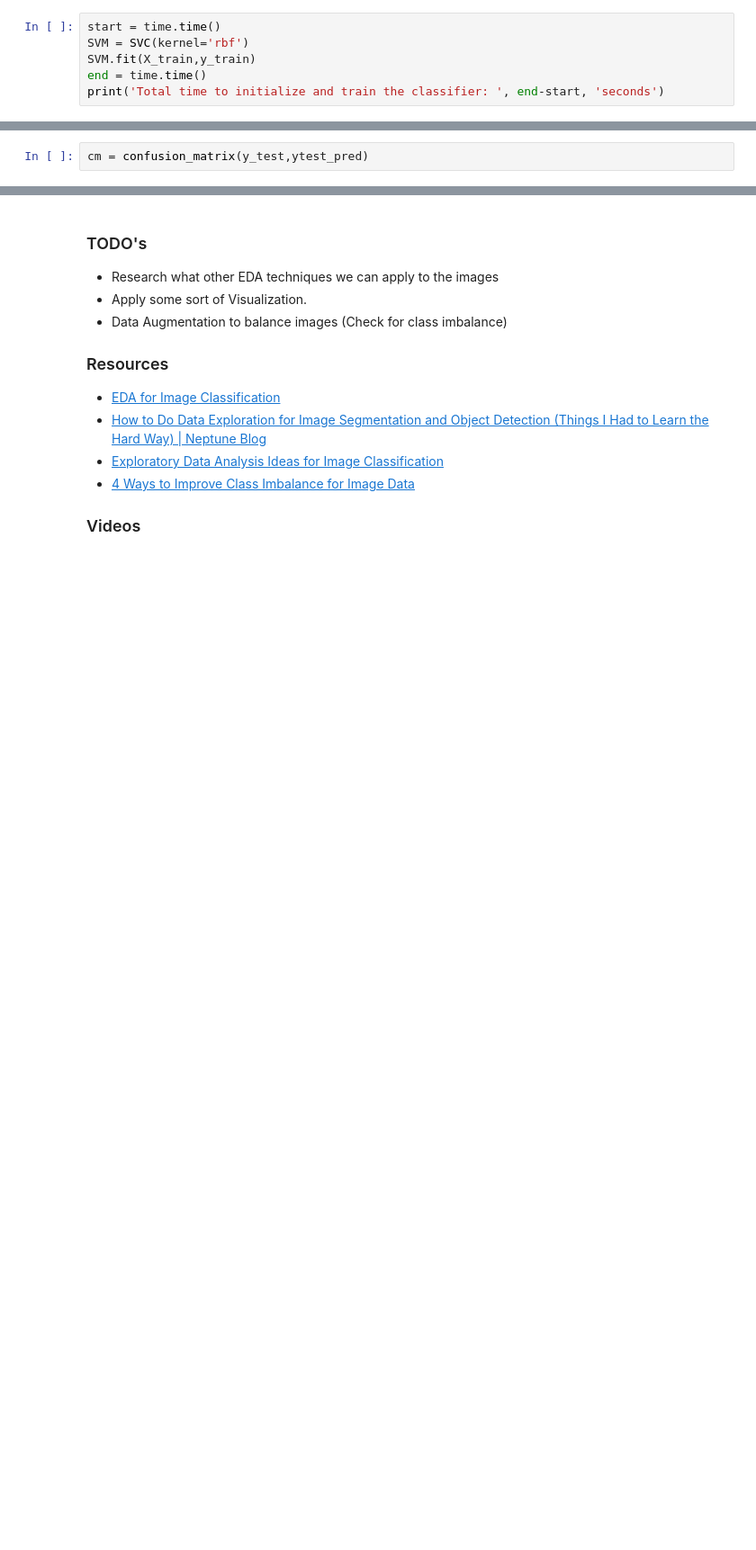
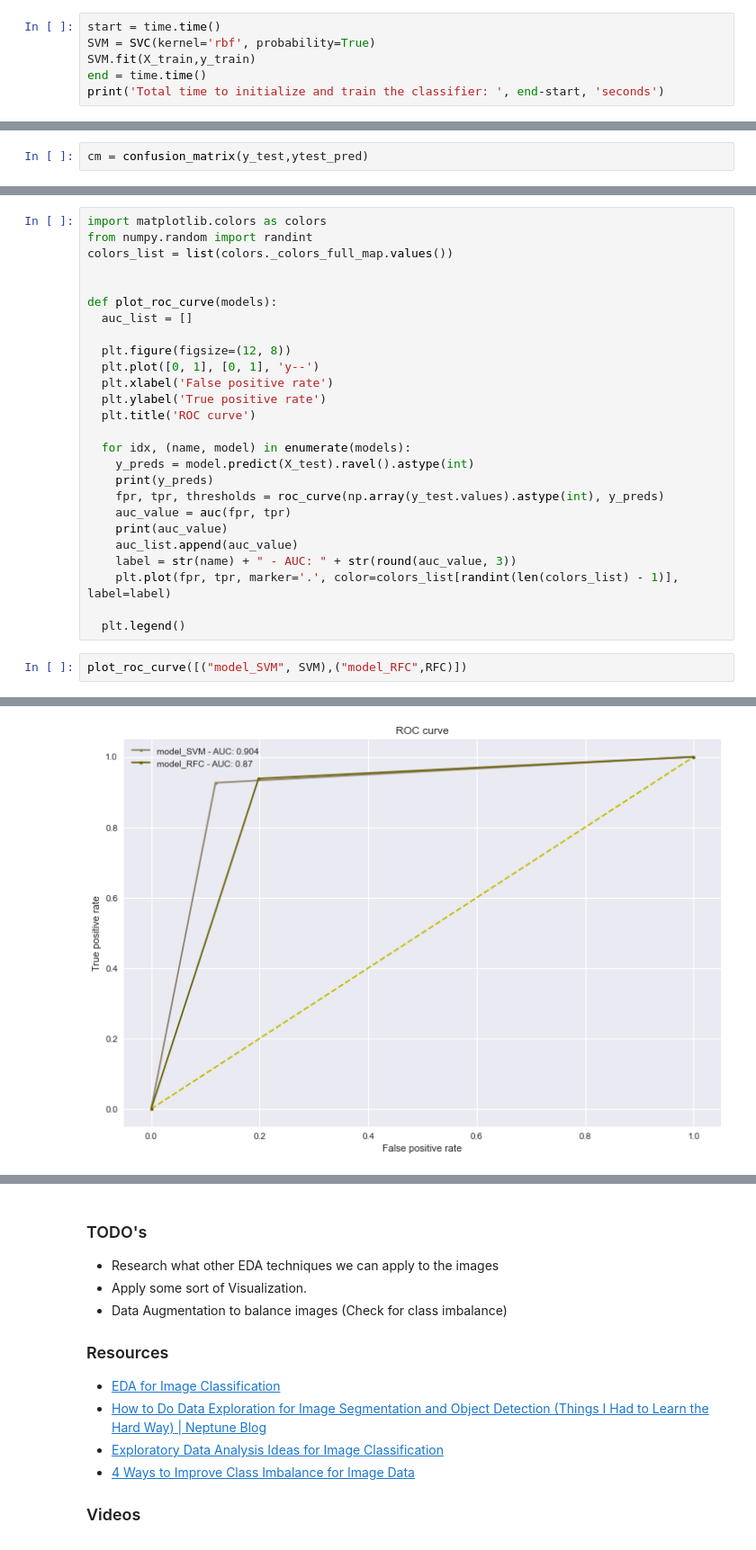
Before and after one commit to FgSurewin/Brain_Tumor_Project, a Jupyter notebook: notebooks/Juans_notebook.ipynb, the cells around one changed output, grey strips where cells are left out. Shown at 90% size. Cells and saved outputs as stored; diff of their text form; blank space fills up the shorter version.

```diff
--- a/notebooks/Juans_notebook.ipynb
+++ b/notebooks/Juans_notebook.ipynb
@@ -256,7 +265,7 @@ cm_display = ConfusionMatrixDisplay(cm).plot()
 #### Initialize and train
 # %%
 start = time.time()
-SVM = SVC(kernel='rbf')
+SVM = SVC(kernel='rbf', probability=True)
 SVM.fit(X_train,y_train)
 end = time.time()
 print('Total time to initialize and train the classifier: ', end-start, 'seconds')
@@ -302,0 +308,29 @@ cm_display = ConfusionMatrixDisplay(cm).plot()
+# %%
+import matplotlib.colors as colors
+from numpy.random import randint
+colors_list = list(colors._colors_full_map.values())
+
+
+def plot_roc_curve(models):
+  auc_list = []
+
+  plt.figure(figsize=(12, 8))
+  plt.plot([0, 1], [0, 1], 'y--')
+  plt.xlabel('False positive rate')
+  plt.ylabel('True positive rate')
+  plt.title('ROC curve')
+
+  for idx, (name, model) in enumerate(models):
+    y_preds = model.predict(X_test).ravel().astype(int)
+    print(y_preds)
+    fpr, tpr, thresholds = roc_curve(np.array(y_test.values).astype(int), y_preds)
+    auc_value = auc(fpr, tpr)
+    print(auc_value)
+    auc_list.append(auc_value)
+    label = str(name) + " - AUC: " + str(round(auc_value, 3))
+    plt.plot(fpr, tpr, marker='.', color=colors_list[randint(len(colors_list) - 1)], label=label)
+
+  plt.legend()
+# %%
+plot_roc_curve([("model_SVM", SVM),("model_RFC",RFC)])
+# %% [output]
@@ -302,0 +341 @@ cm_display = ConfusionMatrixDisplay(cm).plot()
+[figure, added]
```
Also changed, not shown: parts of 29 cells of this notebook, 1 other file.
